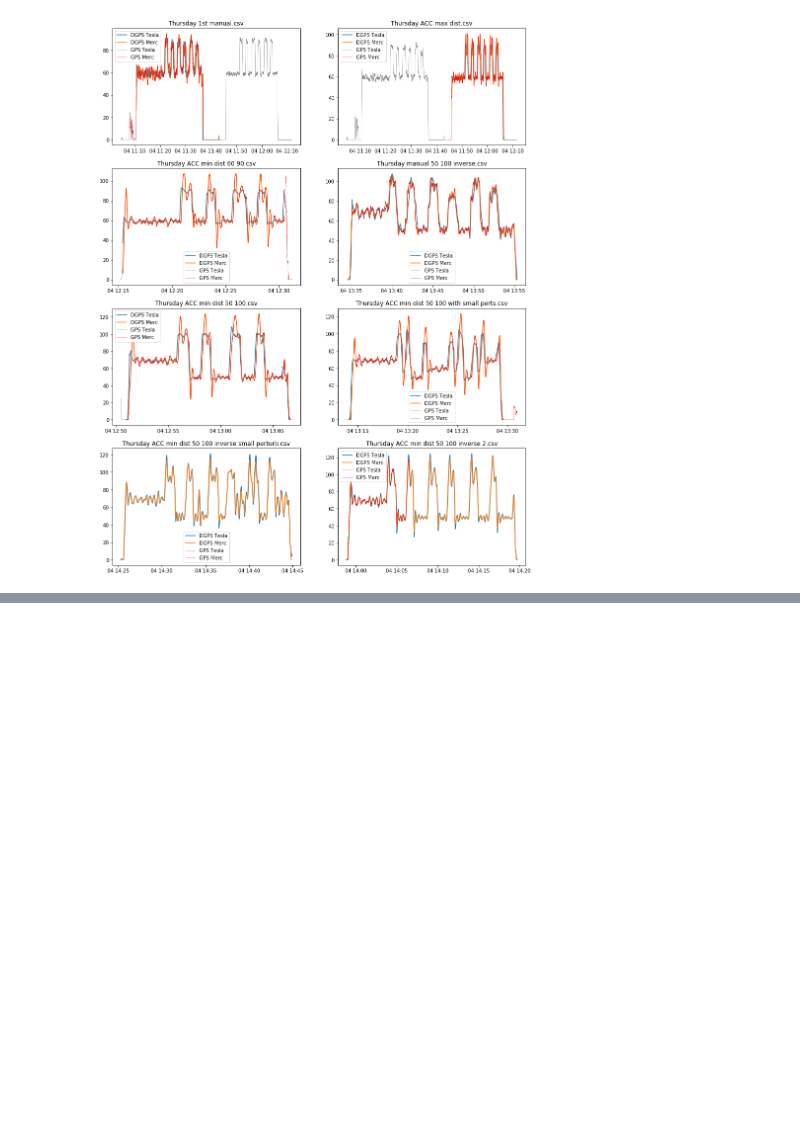
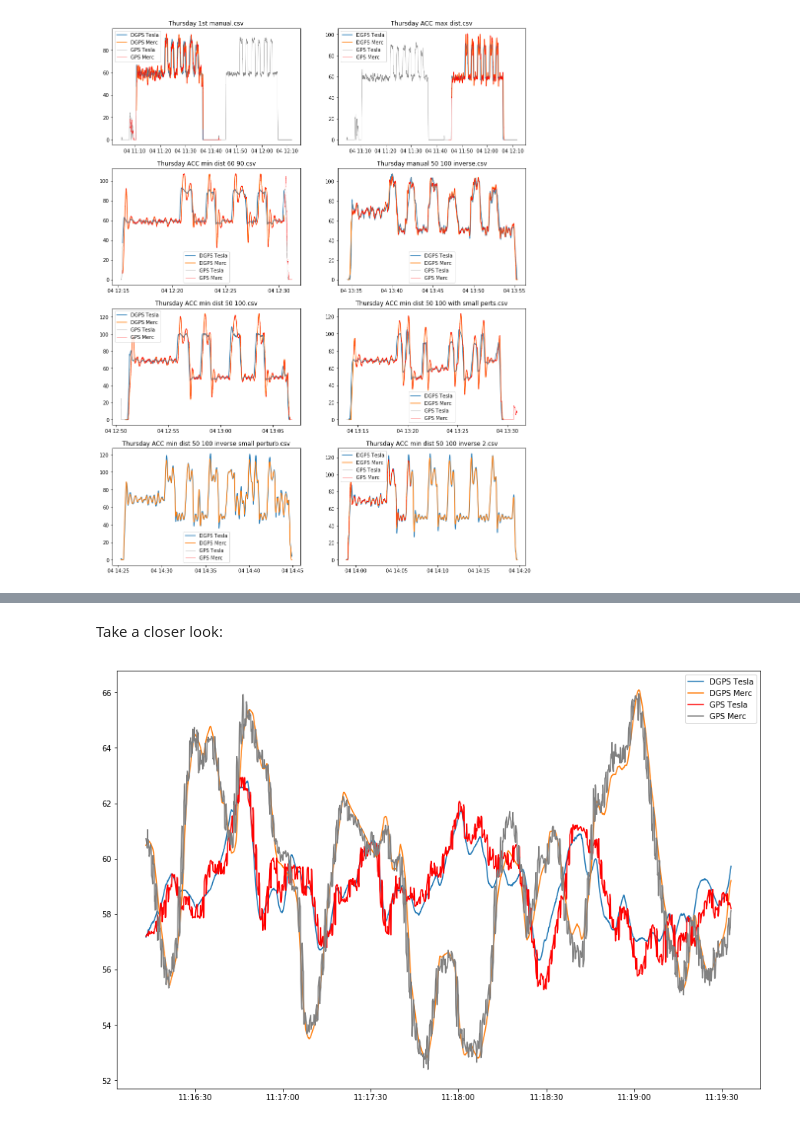
Before and after one commit to iipr/deep-auto-pi, a Jupyter notebook: notebooks/data-synchronization.ipynb, the cells around one changed output, grey strips where cells are left out. Cells and saved outputs as stored; diff of their text form; code cells hidden in the pictures; blank space fills up the shorter version.

```diff
--- a/notebooks/data-synchronization.ipynb
+++ b/notebooks/data-synchronization.ipynb
@@ -697,0 +871,14 @@ plt.show()
+# %% [markdown]
+Take a closer look:
+# %%
+fig, ax = plt.subplots()
+fig.set_size_inches(15, 10)
+ax.plot(df_full.loc[7000:9000, 'utc_timestamp'], df_full.loc[7000:9000, 'speed_km_h_Tesla_azd'])
+ax.plot(df_full.loc[7000:9000, 'utc_timestamp'], df_full.loc[7000:9000, 'speed_km_h_Mercedes_azd'])
+ax.plot(df_full.loc[7000:9000, 'utc_timestamp'], df_full.loc[7000:9000, 'speed_km_h_Tesla_gps'], color='r')
+ax.plot(df_full.loc[7000:9000, 'utc_timestamp'], df_full.loc[7000:9000, 'speed_km_h_Mercedes_gps'], color='grey')
+ax.legend(['DGPS Tesla', 'DGPS Merc', 'GPS Tesla', 'GPS Merc'])
+#plt.savefig('a.svg')
+plt.show()
+# %% [output]
+[figure, added]
```
Also changed, not shown: parts of 19 cells of this notebook.
